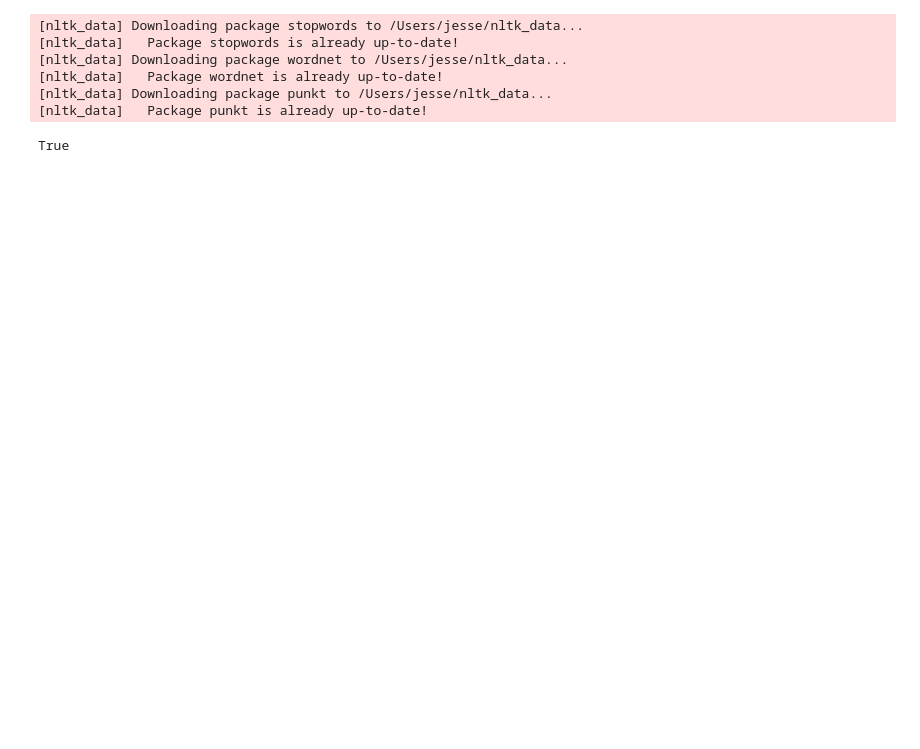
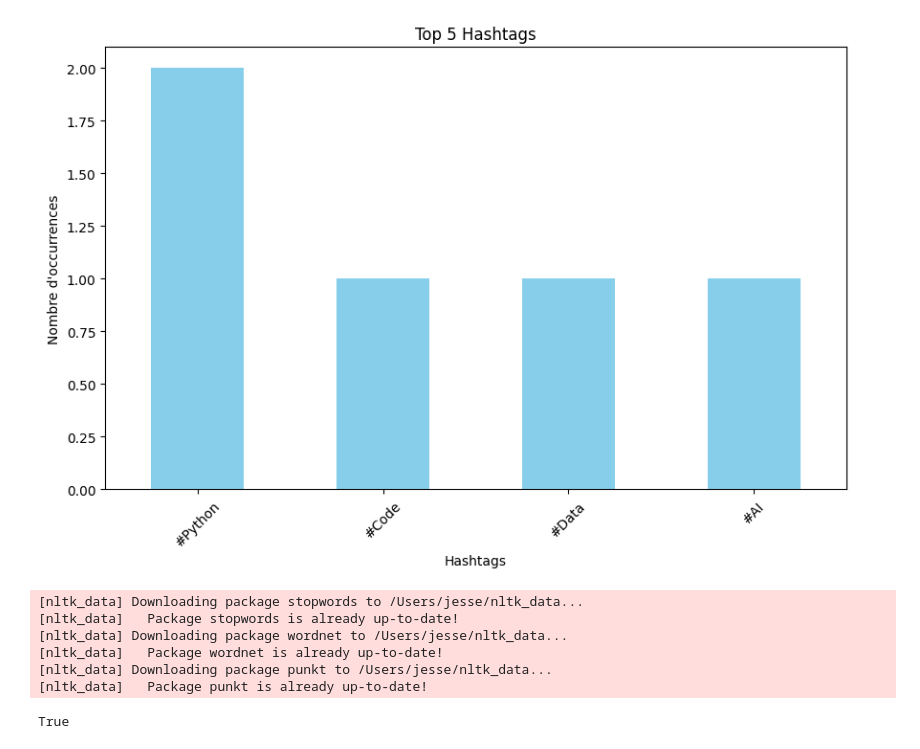
Before and after one commit to jessiekrg/Projet, a Jupyter notebook: Projets/Projet final/Script_Jupyter.ipynb, the cells around one changed output. Drawn from its saved outputs; the diff is of its cells as text; code cells hidden in the pictures; blank space fills up the shorter version.

```diff
--- a/Projets/Projet final/Script_Jupyter.ipynb
+++ b/Projets/Projet final/Script_Jupyter.ipynb
@@ -12,3 +14,29 @@ import pandas as pd
+# %%
+import pandas as pd
+import matplotlib.pyplot as plt
+
+# Exemple de données
+data = {
+    "hashtags": [["#Python", "#Code"], ["#Data"], ["#Python", "#AI"]]
+}
+df = pd.DataFrame(data)
+
+# Exploser les hashtags
+hashtags = df["hashtags"].explode()
+
+# Compter les occurrences des hashtags
+top_hashtags = hashtags.value_counts().head(5)
+
+# Visualiser avec un bar chart
+plt.figure(figsize=(10, 6))
+top_hashtags.plot(kind="bar", color="skyblue")
+plt.title("Top 5 Hashtags")
+plt.xlabel("Hashtags")
+plt.ylabel("Nombre d'occurrences")
+plt.xticks(rotation=45)
+plt.show()
+# %% [output]
+[figure, added]
 # %%
 # Télécharger les stopwords en français si ce n'est pas déjà fait
 nltk.download('stopwords')
```
Also changed, not shown: parts of 5 cells of this notebook, 1 other file.
